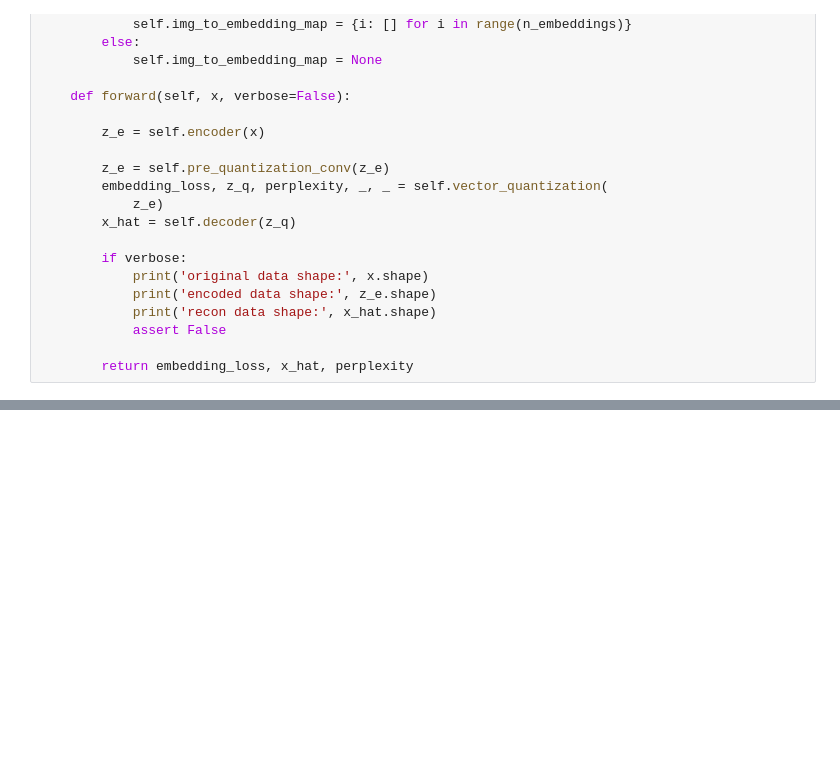
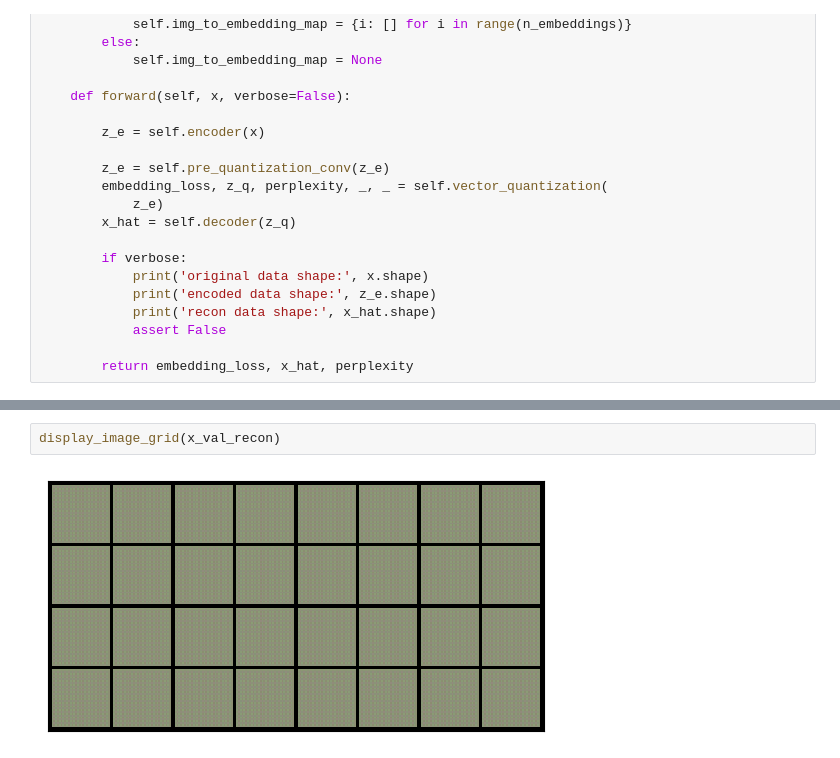
Before and after one commit to jean-kunz/cop_diffusion, a Jupyter notebook: nbks/ref_vq_vae.ipynb, the cells around one changed output, grey strips where cells are left out. Cells and saved outputs as stored; diff of their text form; blank space fills up the shorter version.

```diff
--- a/nbks/ref_vq_vae.ipynb
+++ b/nbks/ref_vq_vae.ipynb
@@ -363,0 +425,4 @@ for i in range(n_updates):
+# %%
+display_image_grid(x_val_recon)
+# %% [output]
+[figure, added]
```
Also changed, not shown: parts of 14 cells of this notebook, 5 other files.
